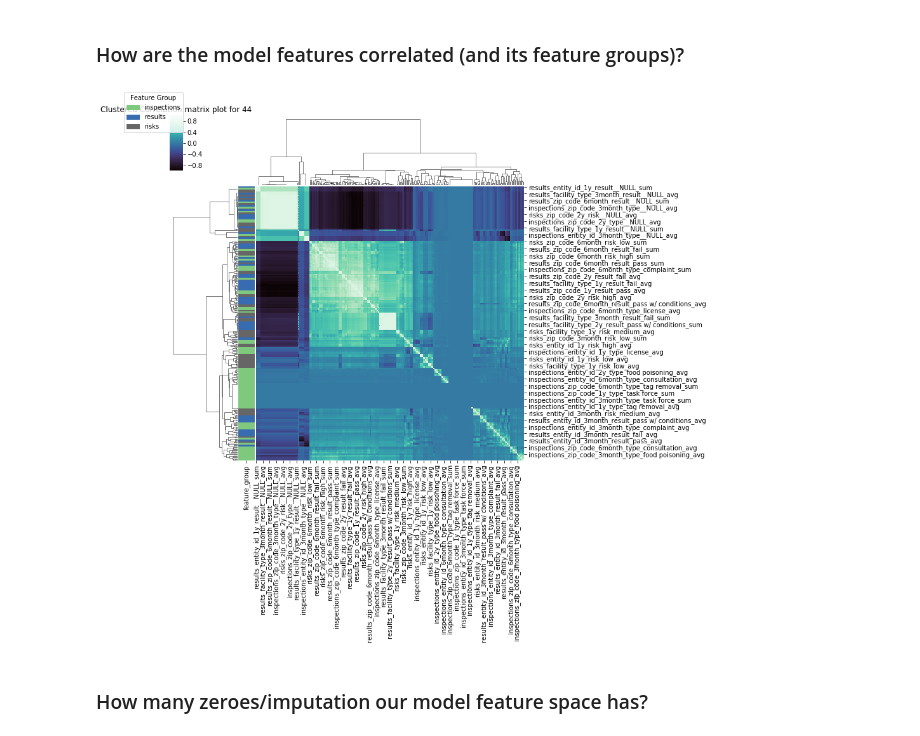
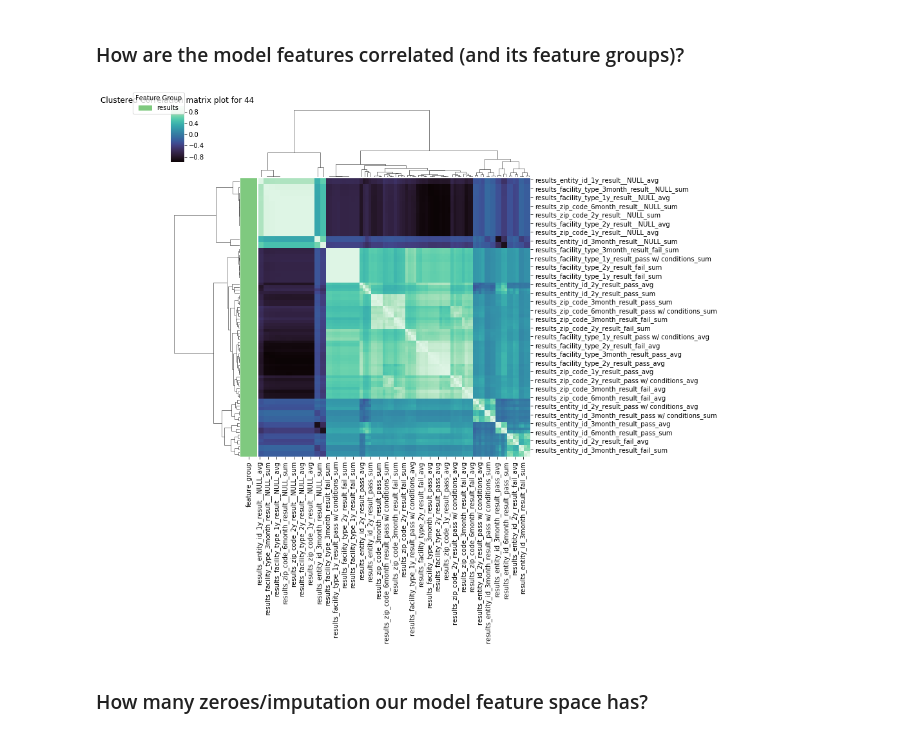
Before and after one commit to dssg/triage, a Jupyter notebook: src/triage/component/postmodeling/contrast/postmodeling_tutorial.ipynb, the cells around one changed output. Saved outputs shown, nothing was run; the diff lists cells and outputs as text; code cells hidden in the pictures.

```diff
--- a/src/triage/component/postmodeling/contrast/postmodeling_tutorial.ipynb
+++ b/src/triage/component/postmodeling/contrast/postmodeling_tutorial.ipynb
@@ -141,9 +138,10 @@ We can extract individual feature importances from `triage` results schema and i
 # %% [markdown]
 ### How are the model features correlated (and its feature groups)?
 # %%
-l_t[0].cluster_correlation_features(path=params.project_path)
+l_t[0].cluster_correlation_features(path=params.project_path,
+                                    feature_group_subset_list = ['results'])
 # %% [output]
-[figure, old version]
+[figure, new version]
 # %% [markdown]
 ### How many zeroes/imputation our model feature space has?
 # %%
```
Also changed, not shown: parts of 2 cells of this notebook, 1 other file.
